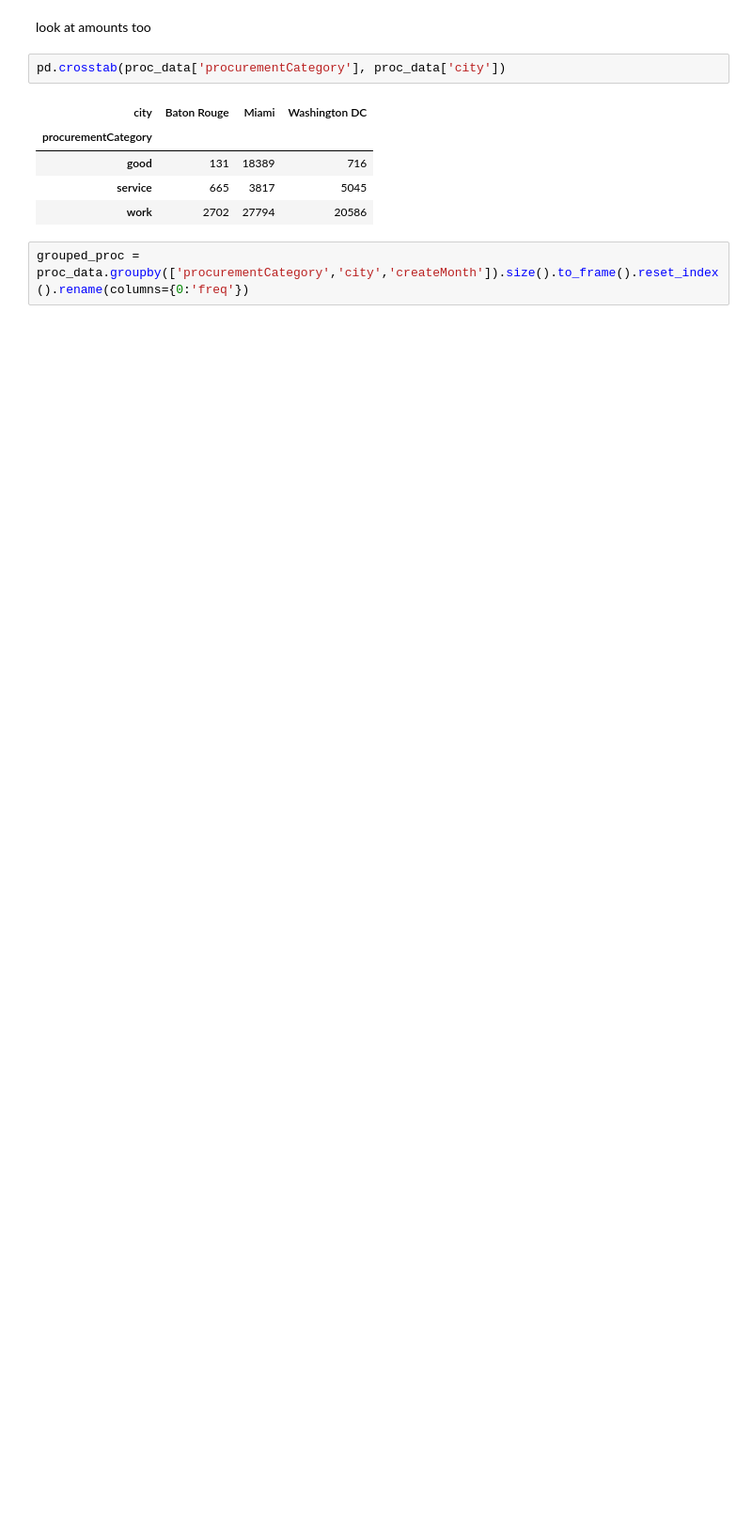
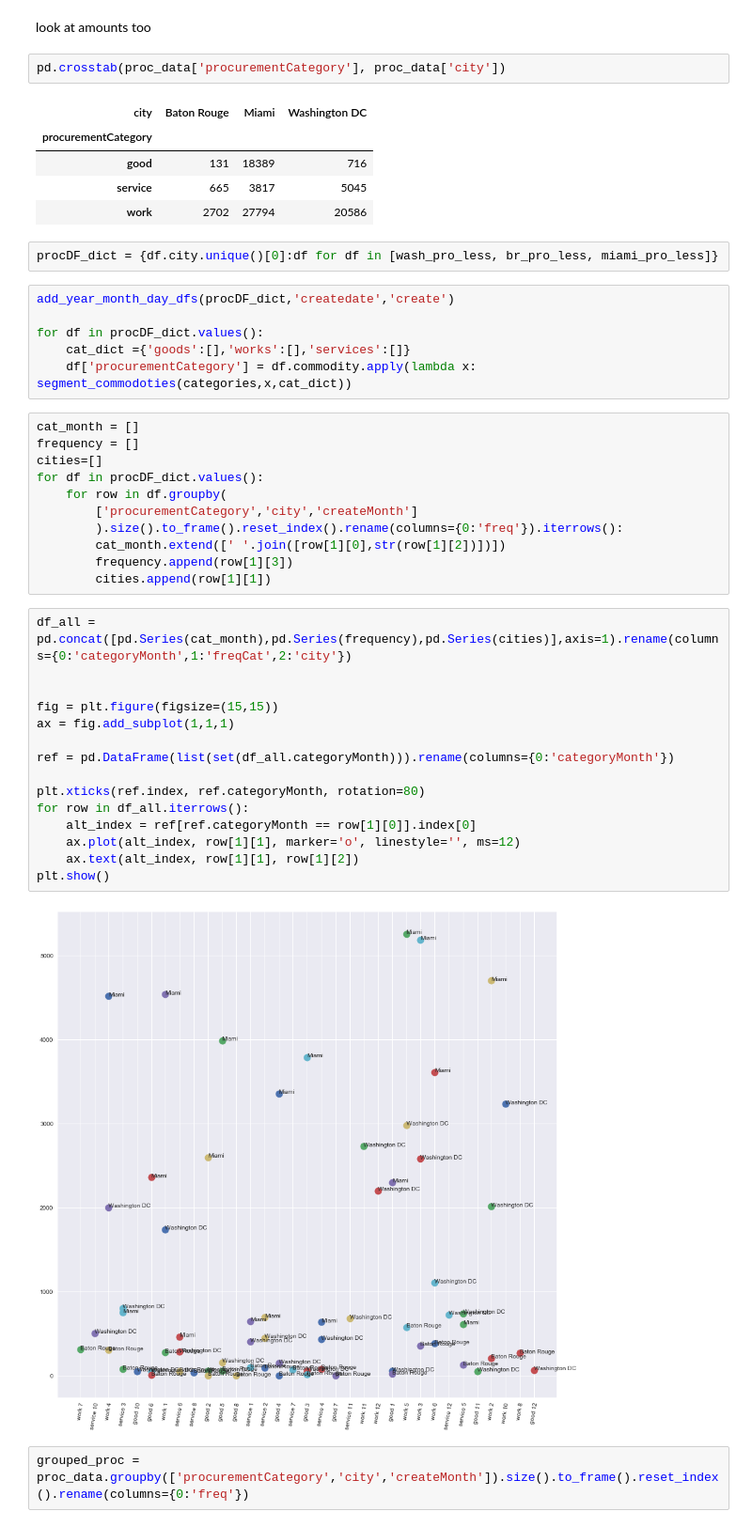
Before and after one commit to sunlightpolicy/open_data_standards_project, a Jupyter notebook: pynbs/procurement.ipynb, the cells around one changed output. Shown: that part at 94% size. Saved outputs shown, nothing was run; the diff lists cells and outputs as text; blank space fills up the shorter version.

```diff
--- a/pynbs/procurement.ipynb
+++ b/pynbs/procurement.ipynb
@@ -302,5 +302,41 @@ pd.crosstab(proc_data['procurementCategory'], proc_data['city'])
 | good | 131 | 18389 | 716 |
 | service | 665 | 3817 | 5045 |
 | work | 2702 | 27794 | 20586 |
+# %%
+procDF_dict = {df.city.unique()[0]:df for df in [wash_pro_less, br_pro_less, miami_pro_less]}
+# %%
+add_year_month_day_dfs(procDF_dict,'createdate','create')
+
+for df in procDF_dict.values():
+    cat_dict ={'goods':[],'works':[],'services':[]}
+    df['procurementCategory'] = df.commodity.apply(lambda x: segment_commodoties(categories,x,cat_dict))
+# %%
+cat_month = []
+frequency = []
+cities=[]
+for df in procDF_dict.values():
+    for row in df.groupby(
+        ['procurementCategory','city','createMonth']
+        ).size().to_frame().reset_index().rename(columns={0:'freq'}).iterrows():
+        cat_month.extend([' '.join([row[1][0],str(row[1][2])])])
+        frequency.append(row[1][3])
+        cities.append(row[1][1])
+# %%
+df_all = pd.concat([pd.Series(cat_month),pd.Series(frequency),pd.Series(cities)],axis=1).rename(columns={0:'categoryMonth',1:'freqCat',2:'city'})
+
+
+fig = plt.figure(figsize=(15,15))
+ax = fig.add_subplot(1,1,1)
+
+ref = pd.DataFrame(list(set(df_all.categoryMonth))).rename(columns={0:'categoryMonth'})
+
+plt.xticks(ref.index, ref.categoryMonth, rotation=80)
+for row in df_all.iterrows():
+    alt_index = ref[ref.categoryMonth == row[1][0]].index[0]
+    ax.plot(alt_index, row[1][1], marker='o', linestyle='', ms=12)
+    ax.text(alt_index, row[1][1], row[1][2])
+plt.show()
+# %% [output]
+[figure, added]
 # %%
 grouped_proc = proc_data.groupby(['procurementCategory','city','createMonth']).size().to_frame().reset_index().rename(columns={0:'freq'})
```
Also changed, not shown: parts of 3 cells of this notebook, 1 other file.
